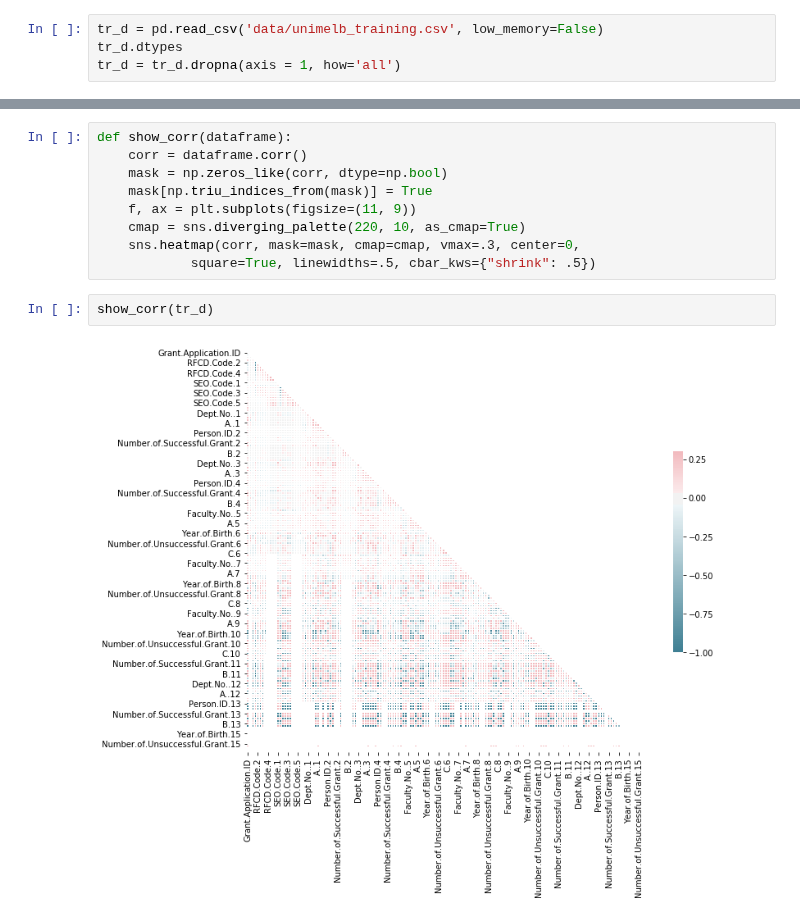
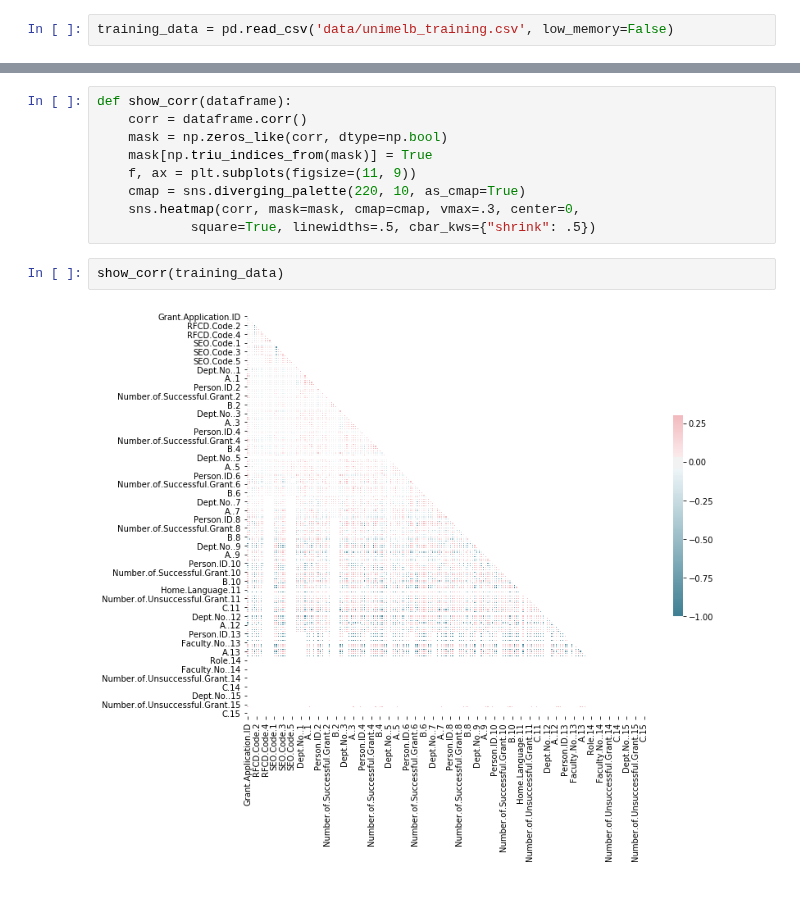
Before and after one commit to 2018HCIntern/2018HCIntern, a Jupyter notebook: GAN/milestone.grant/eda.ipynb, the cells around one changed output, grey strips where cells are left out. Cells and saved outputs as stored; diff of their text form.

```diff
--- a/GAN/milestone.grant/eda.ipynb
+++ b/GAN/milestone.grant/eda.ipynb
@@ -8,5 +7,3 @@ import re
 %matplotlib inline
 # %%
-tr_d = pd.read_csv('data/unimelb_training.csv', low_memory=False)
-tr_d.dtypes
-tr_d = tr_d.dropna(axis = 1, how='all')
+training_data = pd.read_csv('data/unimelb_training.csv', low_memory=False)
@@ -20,6 +109,6 @@ def show_corr(dataframe):
     sns.heatmap(corr, mask=mask, cmap=cmap, vmax=.3, center=0,
             square=True, linewidths=.5, cbar_kws={"shrink": .5})
 # %%
-show_corr(tr_d)
+show_corr(training_data)
 # %% [output]
-[figure, old version]
+[figure, new version]
```
Also changed, not shown: parts of 40 cells of this notebook, 14 other files.
